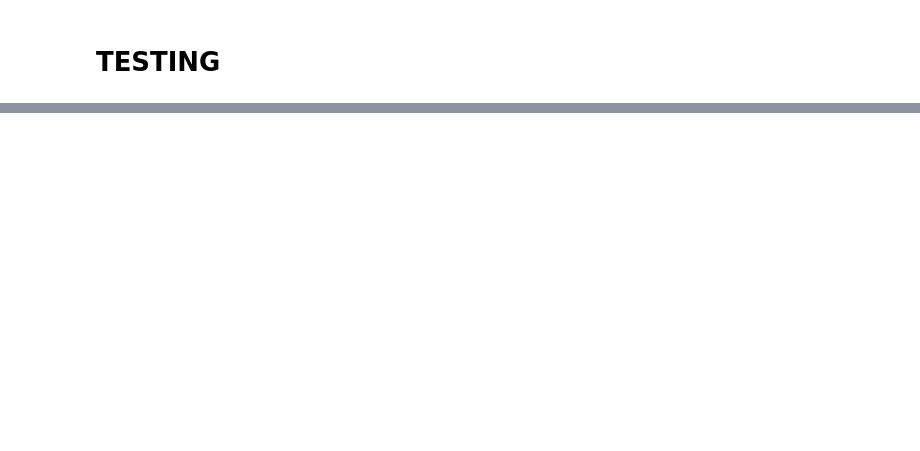
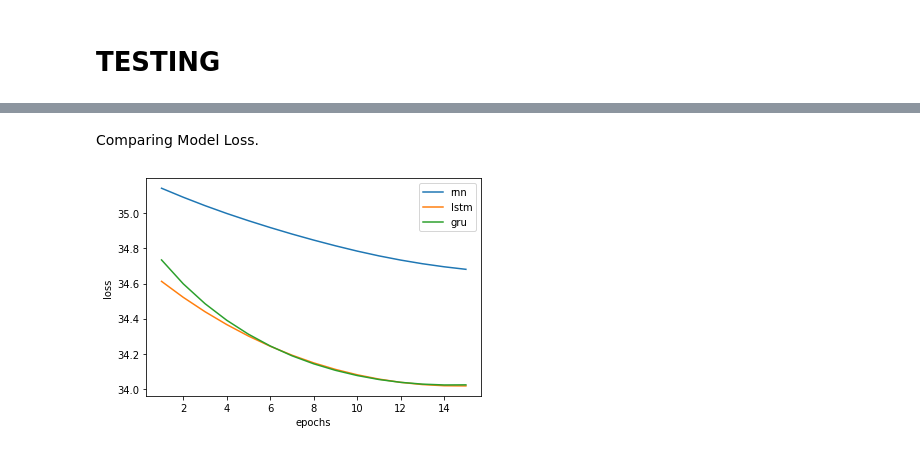
Before and after one commit to hongjos/rnn, a Jupyter notebook: rnn_eval.ipynb, the cells around one changed output, grey strips where cells are left out. Cells and saved outputs as stored; diff of their text form; code cells hidden in the pictures; blank space fills up the shorter version.

```diff
--- a/rnn_eval.ipynb
+++ b/rnn_eval.ipynb
@@ -319,0 +449,13 @@ RNNModel.evaluate(testingx, testingy)
+# %%
+vocab_size = 50
+def remove_unwanted(lst, min=10, max=vocab_size):
+    """
+    Remove unwanted words.
+    """
+    new = []
+    for x in lst:
+        if x - 3 > min and x < max+min:
+            new.append(x-min)
+    return new
+
+X_small = [remove_unwanted(x) for x in X_small]
@@ -319,0 +505,3 @@ RNNModel.evaluate(testingx, testingy)
+# %%
+RNN_Model = RNN(input_dim=vocab_size, hidden_dim=15, output_dim=2)
+RNN_loss = RNN_Model.fit(x_input, y_input, 15)
@@ -319,0 +514,6 @@ RNNModel.evaluate(testingx, testingy)
+# %%
+LSTM_Model = LSTM(input_dim=vocab_size, hidden_dim=15, output_dim=2)
+start = time.time()
+LSTM_loss = LSTM_Model.fit(x_input, y_input, 15)
+end = time.time()
+LSTM_time = end - start
@@ -319,0 +526,6 @@ RNNModel.evaluate(testingx, testingy)
+# %%
+GRU_Model = GRU(input_dim=vocab_size, hidden_dim=15, output_dim=2)
+start = time.time()
+GRU_loss = GRU_Model.fit(x_input, y_input, 15)
+end = time.time()
+GRU_time = end - start
@@ -319,0 +536,14 @@ RNNModel.evaluate(testingx, testingy)
+# %% [markdown]
+Comparing Model Loss.
+# %%
+x = range(1,16)
+plt.plot(x, RNN_loss, label ='rnn')
+plt.plot(x, LSTM_loss, label ='lstm')
+plt.plot(x, GRU_loss, label ='gru')
+
+plt.xlabel("epochs")
+plt.ylabel("loss")
+plt.legend()
+plt.show()
+# %% [output]
+[figure, added]
```
Also changed, not shown: parts of 50 cells of this notebook, 4 other files.
